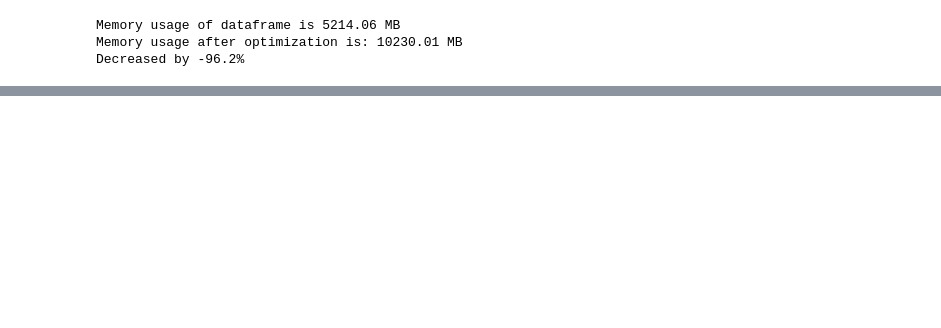
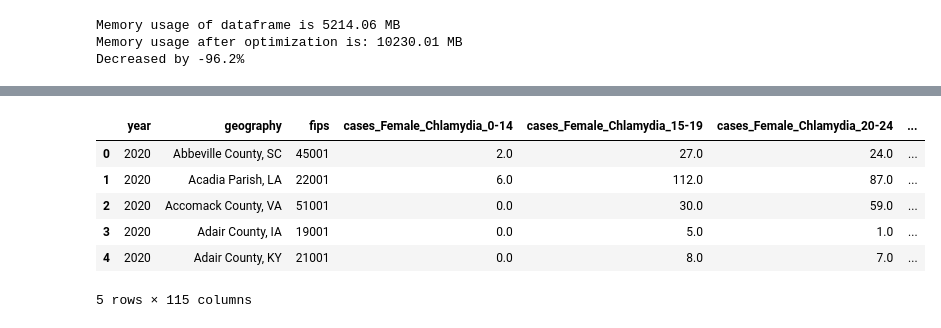
Before and after one commit to JayRPhilbrick/bdsi22dataminingsti, a Jupyter notebook: notebooks/CDCSTD cleaning.ipynb, the cells around one changed output, grey strips where cells are left out. Drawn from its saved outputs; the diff is of its cells as text; code cells hidden in the pictures; blank space fills up the shorter version.

```diff
--- a/notebooks/CDCSTD cleaning.ipynb
+++ b/notebooks/CDCSTD cleaning.ipynb
@@ -157,3 +146,15 @@ df.head()
+# %%
+df = df.pivot_table(index=['year','geography','fips'], columns=['sex', 'indicator','Age Group']).reset_index()
+df.columns = df.columns.map('_'.join).str.strip('_')
+df.head()
+# %% [output]
+|  | year | geography | fips | cases_Female_Chlamydia_0-14 | cases_Female_Chlamydia_15-19 | cases_Female_Chlamydia_20-24 | ... |
+| 0 | 2020 | Abbeville County, SC | 45001 | 2.0 | 27.0 | 24.0 | ... |
+| 1 | 2020 | Acadia Parish, LA | 22001 | 6.0 | 112.0 | 87.0 | ... |
+| 2 | 2020 | Accomack County, VA | 51001 | 0.0 | 30.0 | 59.0 | ... |
+| 3 | 2020 | Adair County, IA | 19001 | 0.0 | 5.0 | 1.0 | ... |
+| 4 | 2020 | Adair County, KY | 21001 | 0.0 | 8.0 | 7.0 | ... |
+5 rows × 115 columns
 # %%
 pd.unique(df['year'])
 # %% [output]
```
Also changed, not shown: parts of 16 cells of this notebook, 16 other files.
